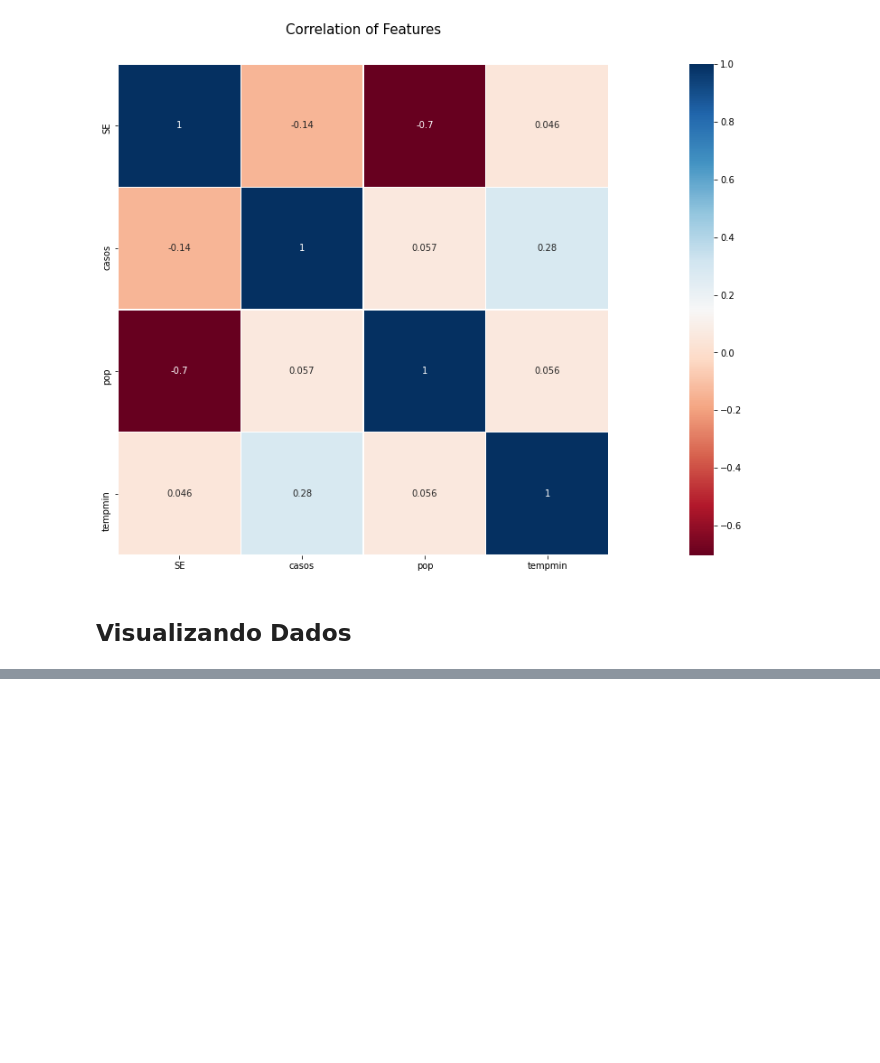
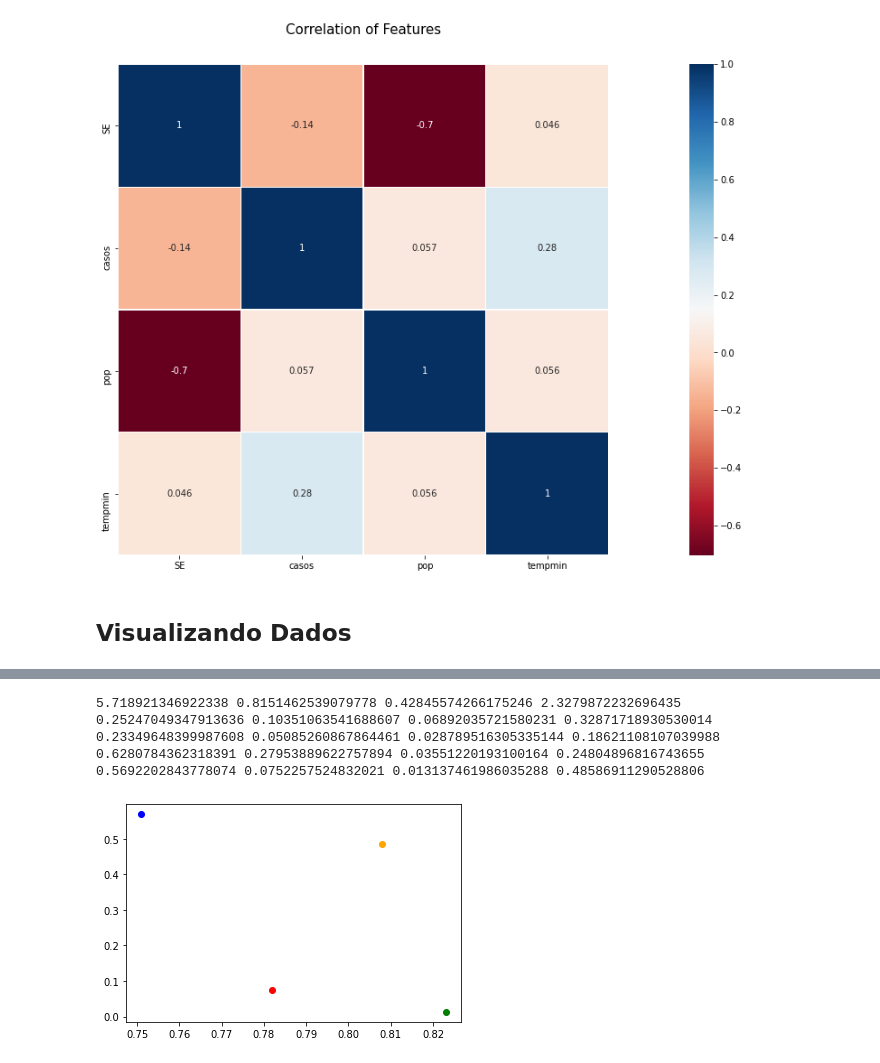
Before and after one commit to NicolasJorgeDL-zz/cd_dengue, a Jupyter notebook: main.ipynb, the cells around one changed output, grey strips where cells are left out. Drawn from its saved outputs; the diff is of its cells as text; code cells hidden in the pictures; blank space fills up the shorter version.

```diff
--- a/main.ipynb
+++ b/main.ipynb
@@ -65,0 +239,57 @@ df_casos_data.plot(kind ='line' ,x = 'SE', y = 'casos' ,title='Casos Por Semana'
+# %%
+## Dados IBGE 2010
+foz_idh = 0.751
+cas_idh = 0.782
+cwb_idh = 0.823
+mgf_idh = 0.808
+
+foz_pop = 258248
+cas_pop = 332333
+cwb_pop = 1948626
+mgf_pop = 430157
+
+
+foz_porcentagem_2016= (foz_casos_2016_v*100)/foz_pop
+cas_porcentagem_2016= (cas_casos_2016_v*100)/cas_pop
+cwb_porcentagem_2016= (cwb_casos_2016_v*100)/cwb_pop
+mgf_porcentagem_2016= (mgf_casos_2016_v*100)/mgf_pop
+print(foz_porcentagem_2016,cas_porcentagem_2016,cwb_porcentagem_2016,mgf_porcentagem_2016)
+
+foz_porcentagem_2017= (foz_casos_2017_v*100)/foz_pop
+cas_porcentagem_2017= (cas_casos_2017_v*100)/cas_pop
+cwb_porcentagem_2017= (cwb_casos_2017_v*100)/cwb_pop
+mgf_porcentagem_2017= (mgf_casos_2017_v*100)/mgf_pop
+print(foz_porcentagem_2017,cas_porcentagem_2017,cwb_porcentagem_2017,mgf_porcentagem_2017)
+
+foz_porcentagem_2018= (foz_casos_2018_v*100)/foz_pop
+cas_porcentagem_2018= (cas_casos_2018_v*100)/cas_pop
+cwb_porcentagem_2018= (cwb_casos_2018_v*100)/cwb_pop
+mgf_porcentagem_2018= (mgf_casos_2018_v*100)/mgf_pop
+print(foz_porcentagem_2018,cas_porcentagem_2018,cwb_porcentagem_2018,mgf_porcentagem_2018)
+
+foz_porcentagem_2019= (foz_casos_2019_v*100)/foz_pop
+cas_porcentagem_2019= (cas_casos_2019_v*100)/cas_pop
+cwb_porcentagem_2019= (cwb_casos_2019_v*100)/cwb_pop
+mgf_porcentagem_2019= (mgf_casos_2019_v*100)/mgf_pop
+print(foz_porcentagem_2019,cas_porcentagem_2019,cwb_porcentagem_2019,mgf_porcentagem_2019)
+
+foz_porcentagem_2020= (foz_casos_2020_v*100)/foz_pop
+cas_porcentagem_2020= (cas_casos_2020_v*100)/cas_pop
+cwb_porcentagem_2020= (cwb_casos_2020_v*100)/cwb_pop
+mgf_porcentagem_2020= (mgf_casos_2020_v*100)/mgf_pop
+print(foz_porcentagem_2020,cas_porcentagem_2020,cwb_porcentagem_2020,mgf_porcentagem_2020)
+# %% [output]
+5.718921346922338 0.8151462539079778 0.42845574266175246 2.3279872232696435
+0.25247049347913636 0.10351063541688607 0.06892035721580231 0.32871718930530014
+0.23349648399987608 0.05085260867864461 0.028789516305335144 0.18621108107039988
+0.6280784362318391 0.27953889622757894 0.03551220193100164 0.24804896816743655
+0.5692202843778074 0.0752257524832021 0.013137461986035288 0.48586911290528806
+# %%
+plt.plot(mgf_idh,mgf_porcentagem_2020,'yo',color='orange',label='Mgf',)
+plt.plot(foz_idh,foz_porcentagem_2020,'bo',label='Foz')
+plt.plot(cas_idh,cas_porcentagem_2020,'ro',label='Cas')
+plt.plot(cwb_idh,cwb_porcentagem_2020,'go',label='Cwb')
+
+plt.show()
+# %% [output]
+[figure, added]
```
Also changed, not shown: parts of 17 cells of this notebook.
